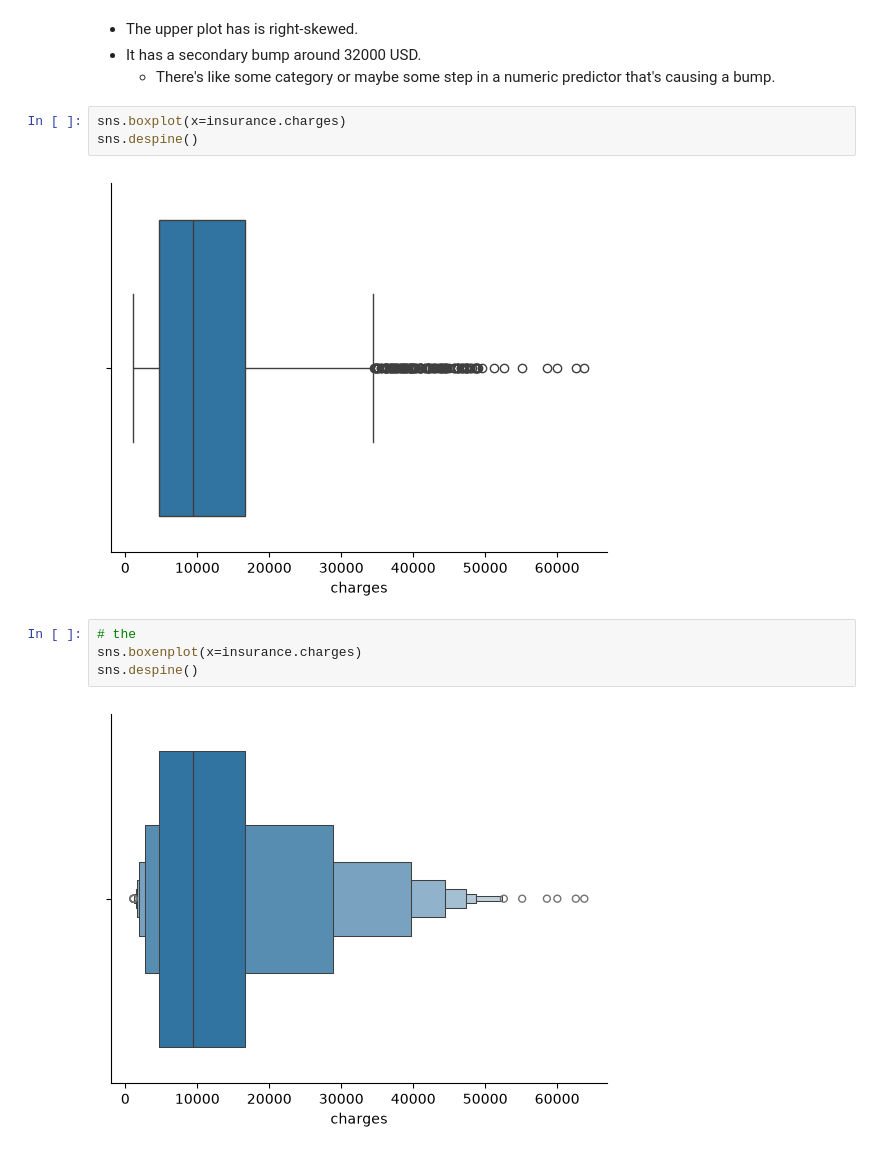
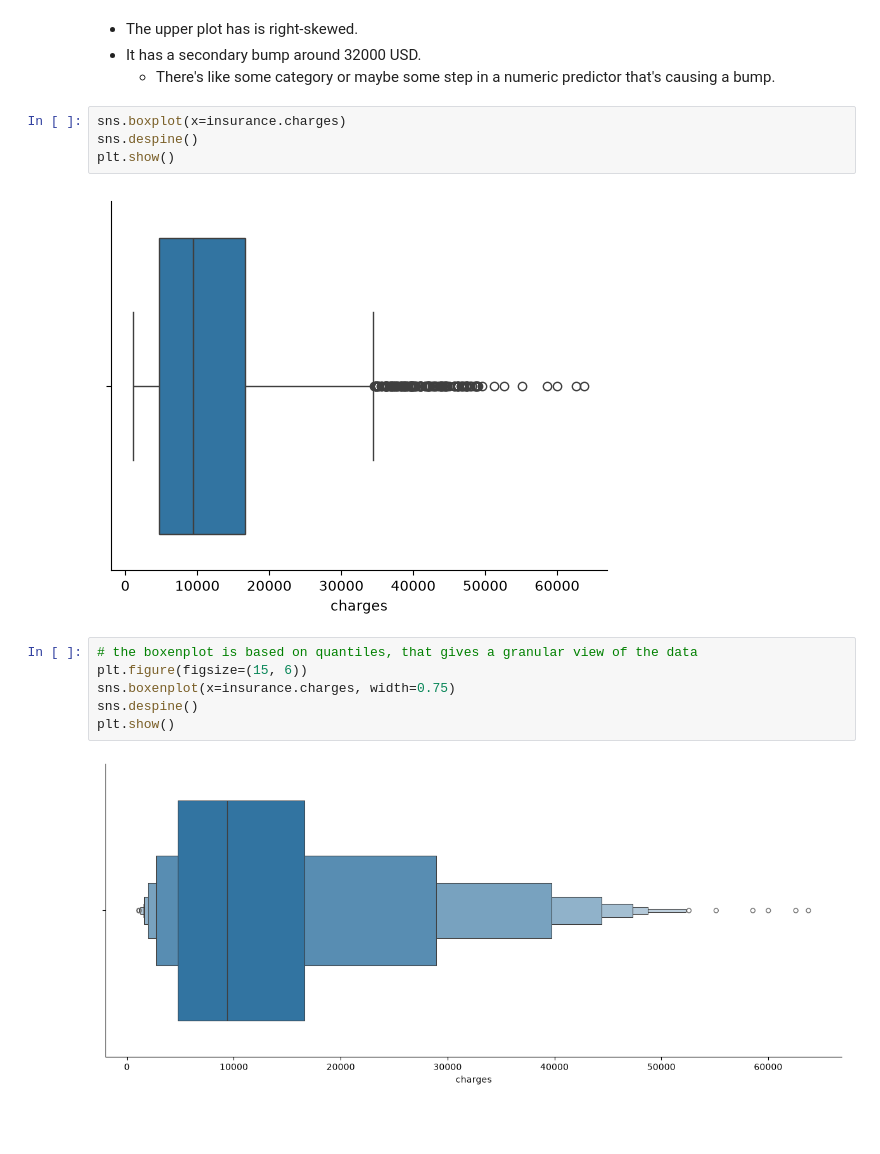
Before and after one commit to MiltonValleL/regression-and-forecasting, a Jupyter notebook: notebooks/01.pre-modelling.ipynb, the cells around one changed output. Saved outputs shown, nothing was run; the diff lists cells and outputs as text; blank space fills up the shorter version.

```diff
--- a/notebooks/01.pre-modelling.ipynb
+++ b/notebooks/01.pre-modelling.ipynb
@@ -157,12 +161,15 @@ sns.despine()
 # %%
 sns.boxplot(x=insurance.charges)
 sns.despine()
+plt.show()
 # %% [output]
 [figure]
 # %%
-# the
-sns.boxenplot(x=insurance.charges)
+# the boxenplot is based on quantiles, that gives a granular view of the data
+plt.figure(figsize=(15, 6))
+sns.boxenplot(x=insurance.charges, width=0.75)
 sns.despine()
+plt.show()
 # %% [output]
-[figure, old version]
+[figure, new version]
 # %% [markdown]
```
Also changed, not shown: parts of 12 cells of this notebook.
